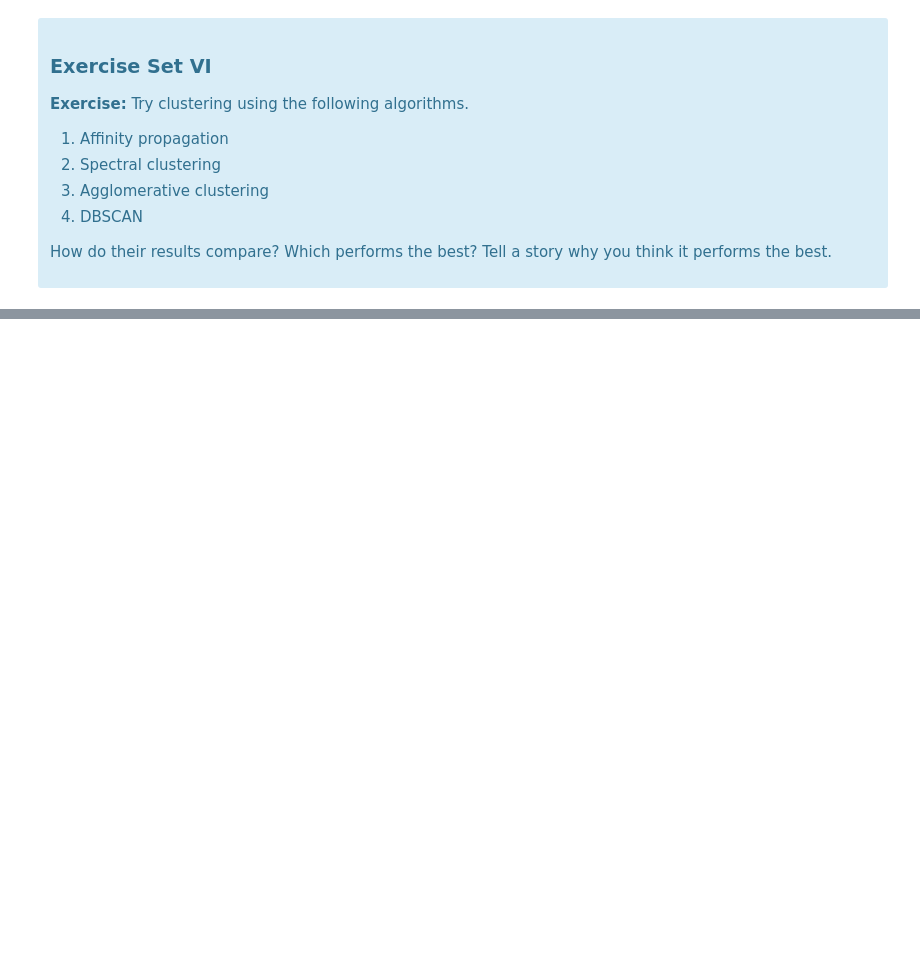
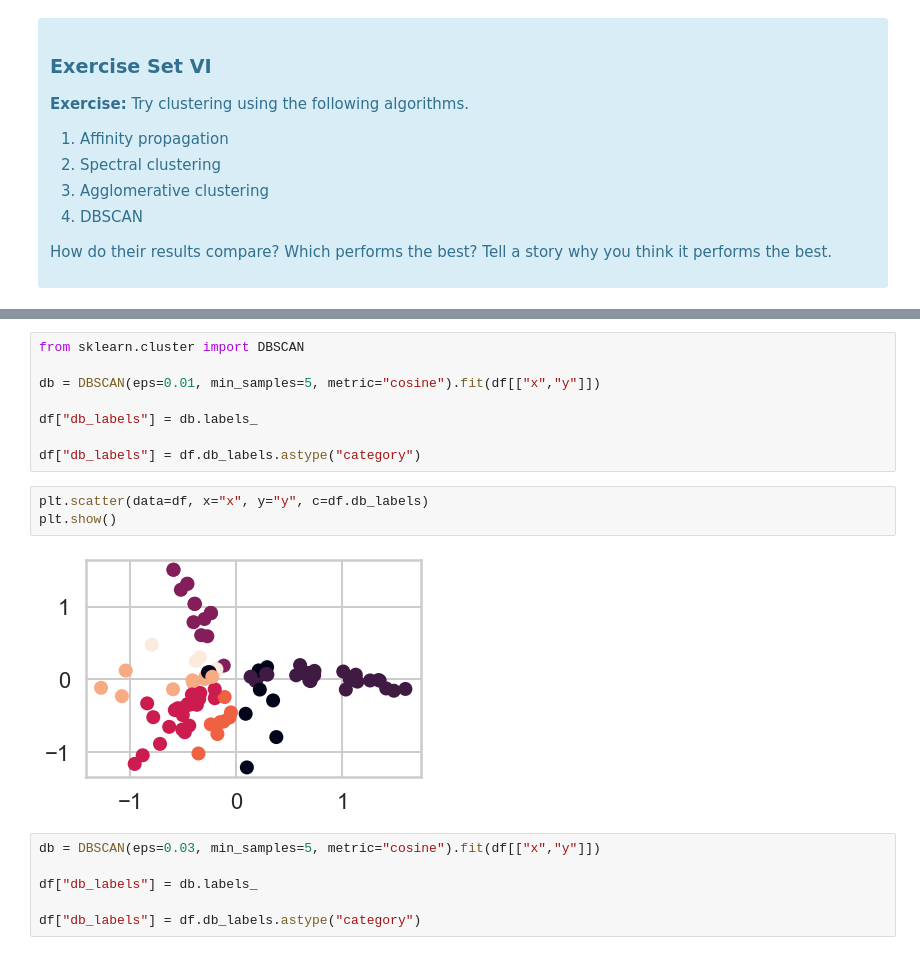
Before and after one commit to wwhite5/Springboard, a Jupyter notebook: Other Projects/Unit 15 - Unsupervised Learning/15.6 Principal Components Analysis/Clustering Case Study - Customer Segmentation with K-Means - Tier 3.ipynb, the cells around one changed output, grey strips where cells are left out. Cells and saved outputs as stored; diff of their text form; blank space fills up the shorter version.

```diff
--- a/Other Projects/Unit 15 - Unsupervised Learning/15.6 Principal Components Analysis/Clustering Case Study - Customer Segmentation with K-Means - Tier 3.ipynb
+++ b/Other Projects/Unit 15 - Unsupervised Learning/15.6 Principal Components Analysis/Clustering Case Study - Customer Segmentation with K-Means - Tier 3.ipynb
@@ -589,0 +657,19 @@ Source: http://scikit-learn.org/stable/modules/clustering.html
+# %%
+from sklearn.cluster import DBSCAN
+
+db = DBSCAN(eps=0.01, min_samples=5, metric="cosine").fit(df[["x","y"]])
+
+df["db_labels"] = db.labels_
+
+df["db_labels"] = df.db_labels.astype("category")
+# %%
+plt.scatter(data=df, x="x", y="y", c=df.db_labels)
+plt.show()
+# %% [output]
+[figure, added]
+# %%
+db = DBSCAN(eps=0.03, min_samples=5, metric="cosine").fit(df[["x","y"]])
+
+df["db_labels"] = db.labels_
+
+df["db_labels"] = df.db_labels.astype("category")
```
Also changed, not shown: parts of 18 cells of this notebook.
